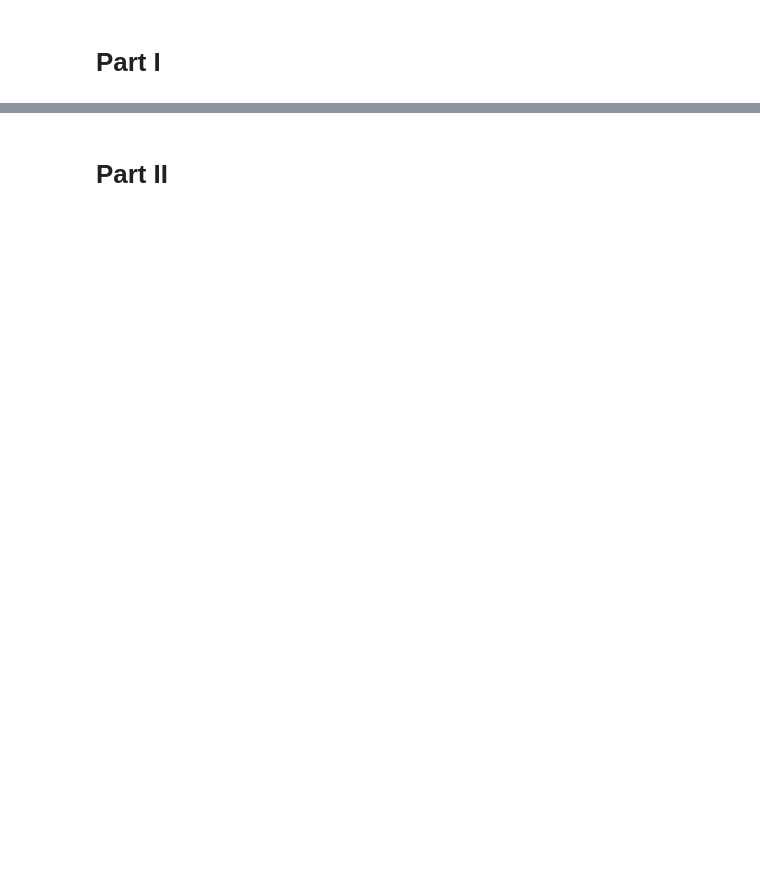
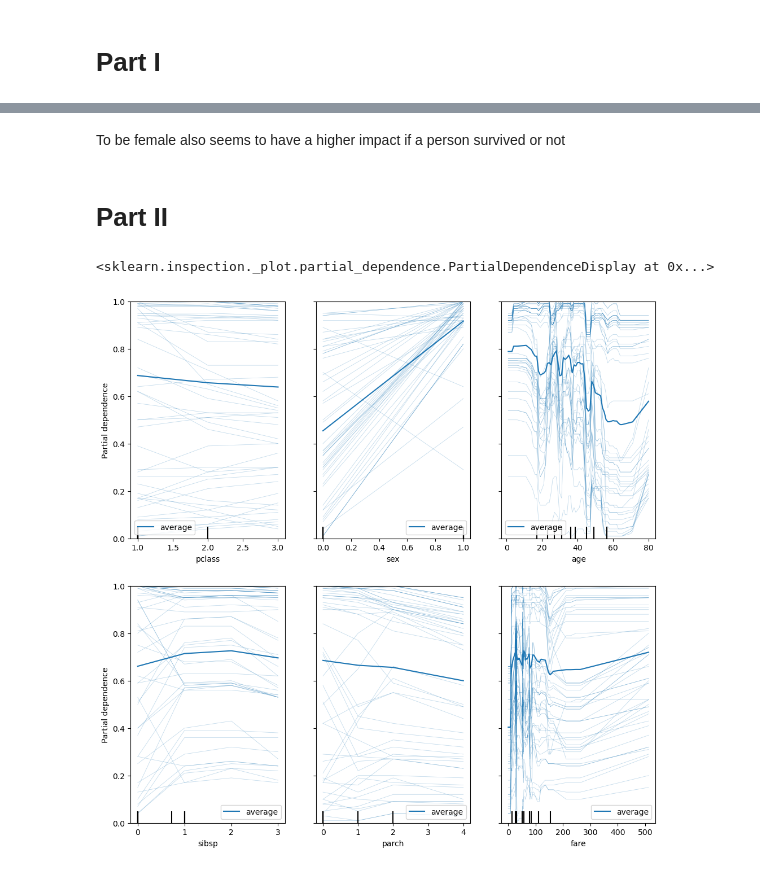
Before and after one commit to mathisloevenich/AML, a Jupyter notebook: Ex9.PDP.and.ICE.ipynb, the cells around one changed output, grey strips where cells are left out. Drawn from its saved outputs; the diff is of its cells as text; code cells hidden in the pictures; blank space fills up the shorter version.

```diff
--- a/Ex9.PDP.and.ICE.ipynb
+++ b/Ex9.PDP.and.ICE.ipynb
@@ -292,2 +299,4 @@ x
+# %% [markdown]
+To be female also seems to have a higher impact if a person survived or not
 # %% [markdown]
 # Part II
@@ -300,0 +303,22 @@ PART II
+# %%
+# 8. use the data set and the classifer from steps 4 and 5
+# 9. plot ICE curves with parameter (kind='both')
+
+common_params = {
+    "subsample": 50,
+    "n_jobs": 2,
+    "grid_resolution": 20,
+    "random_state": 0,
+}
+
+#clf = GradientBoostingClassifier(n_estimators=100, learning_rate=1.0, max_depth=1, random_state=0).fit(x, y)
+fig, ax = plt.subplots(figsize=(12, 12))
+PartialDependenceDisplay.from_estimator(
+    rf_model, x, feature_names, ax=ax,
+    kind='both',
+    subsample=50
+    #**common_params
+)
+# %% [output]
+<sklearn.inspection._plot.partial_dependence.PartialDependenceDisplay at 0x...>
+[figure, added]
```
Also changed, not shown: parts of 15 cells of this notebook.
